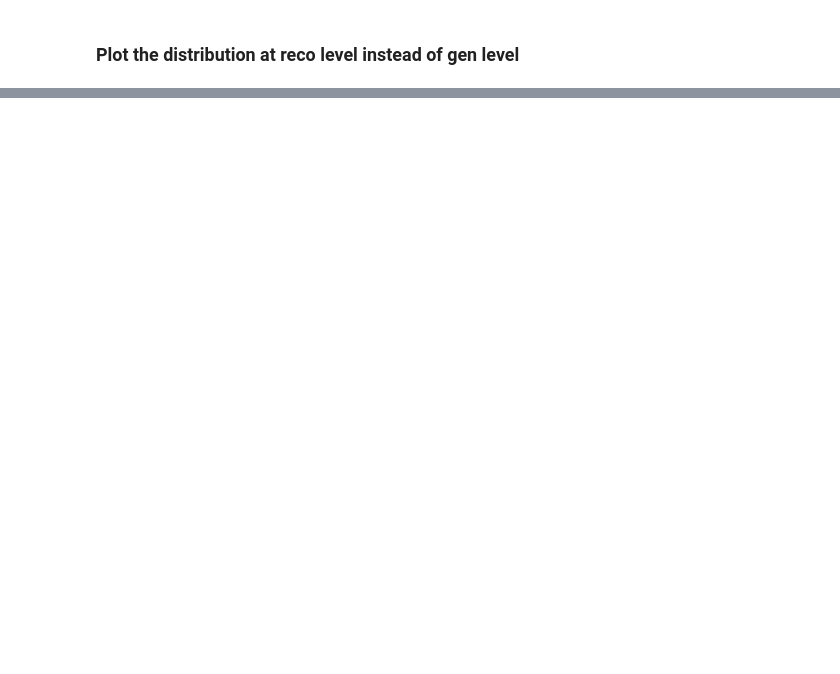
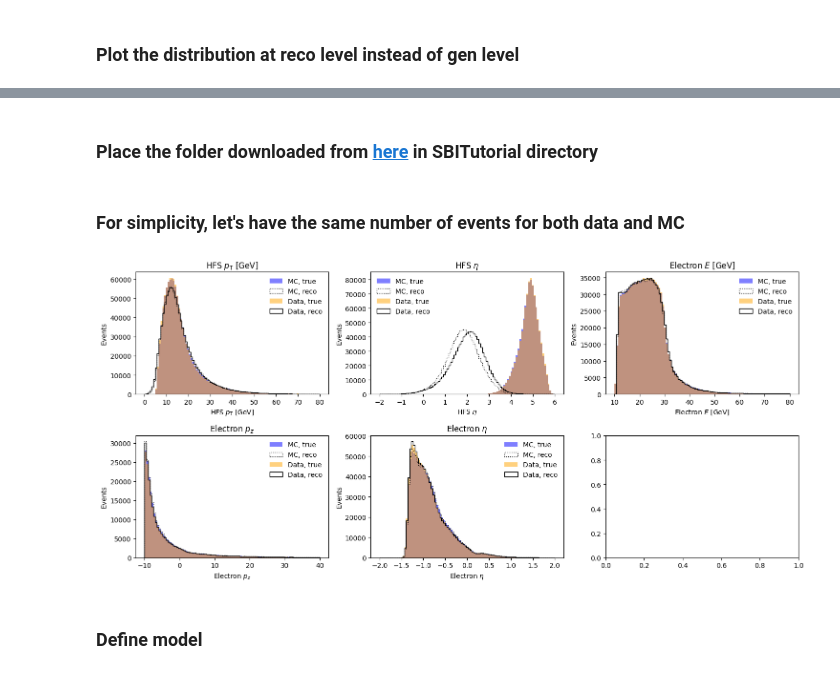
Before and after one commit to ml4hep-India/2023-icts, a Jupyter notebook: SBITutorial/SBI_Tutorial_2.ipynb, the cells around one changed output, grey strips where cells are left out. Drawn from its saved outputs; the diff is of its cells as text; code cells hidden in the pictures; blank space fills up the shorter version.

```diff
--- a/SBITutorial/SBI_Tutorial_2.ipynb
+++ b/SBITutorial/SBI_Tutorial_2.ipynb
@@ -71,0 +215,13 @@ include dis
+# %% [markdown]
+### Place the folder downloaded from [here](https://cernbox.cern.ch/s/JEqm8fWwUo0EBoc) in SBITutorial directory
+# %%
+path_to_file = 'unfoldingData/'
+natural_file = h5.File(os.path.join(path_to_file, "django.h5"), "r")  # Proxy for the data we are going to use for unfolding
+synthetic_file = h5.File(
+    os.path.join(path_to_file, "rapgap.h5"), "r"
+)  # Proxy for the data we are going to use for unfolding
+# %%
+obs_features = ["obs_hfs_pt", "obs_hfs_eta", "obs_e_e", "obs_e_pz", "obs_e_eta"]
+gen_features = ["gen_hfs_pt", "gen_hfs_eta", "gen_e_e", "gen_e_pz", "gen_e_eta"]
+
+labels = ["HFS $p_\mathrm{T}$ [GeV]", "HFS $\eta$", "Electron $E$ [GeV]", "Electron $p_z$", "Electron $\eta$"]
@@ -71,0 +255,39 @@ include dis
+# %% [markdown]
+### For simplicity, let's have the same number of events for both data and MC
+# %%
+N_Events = int(1e6)
+theta0_S = theta0_S[:N_Events]
+theta0_G = theta0_G[:N_Events]
+theta_unknown_S = theta_unknown_S[:N_Events]
+theta_unknown_G = theta_unknown_G[:N_Events]
+# %%
+N = len(obs_features)
+
+binning = [
+    np.linspace(0, 80, 100),
+    np.linspace(-2, 6, 100),
+    np.linspace(10, 80, 100),
+    np.linspace(-10, 40, 100),
+    np.linspace(-2, 2, 100),
+]
+
+fig, axes = plt.subplots(2, 3, figsize=(15, 7))
+
+for i, ax in enumerate(axes.ravel()):
+    if i >= N:
+        break
+    _, _, _ = ax.hist(theta0_G[:, i], binning[i], color='blue', alpha=0.5, label="MC, true")
+    _, _, _ = ax.hist(theta0_S[:, i], binning[i], histtype="step", color='black', ls=':', label="MC, reco")
+    _, _, _ = ax.hist(theta_unknown_G[:, i], binning[i], color='orange', alpha=0.5, label="Data, true")
+    _, _, _ = ax.hist(theta_unknown_S[:, i], binning[i], histtype="step", color='black', label="Data, reco")
+
+    ax.set_title(labels[i])
+    ax.set_xlabel(labels[i])
+    ax.set_ylabel("Events")
+    ax.legend(frameon=False)
+
+fig.tight_layout()
+# %% [output]
+[figure, added]
+# %% [markdown]
+### Define model
```
Also changed, not shown: parts of 21 cells of this notebook, 3 other files.
